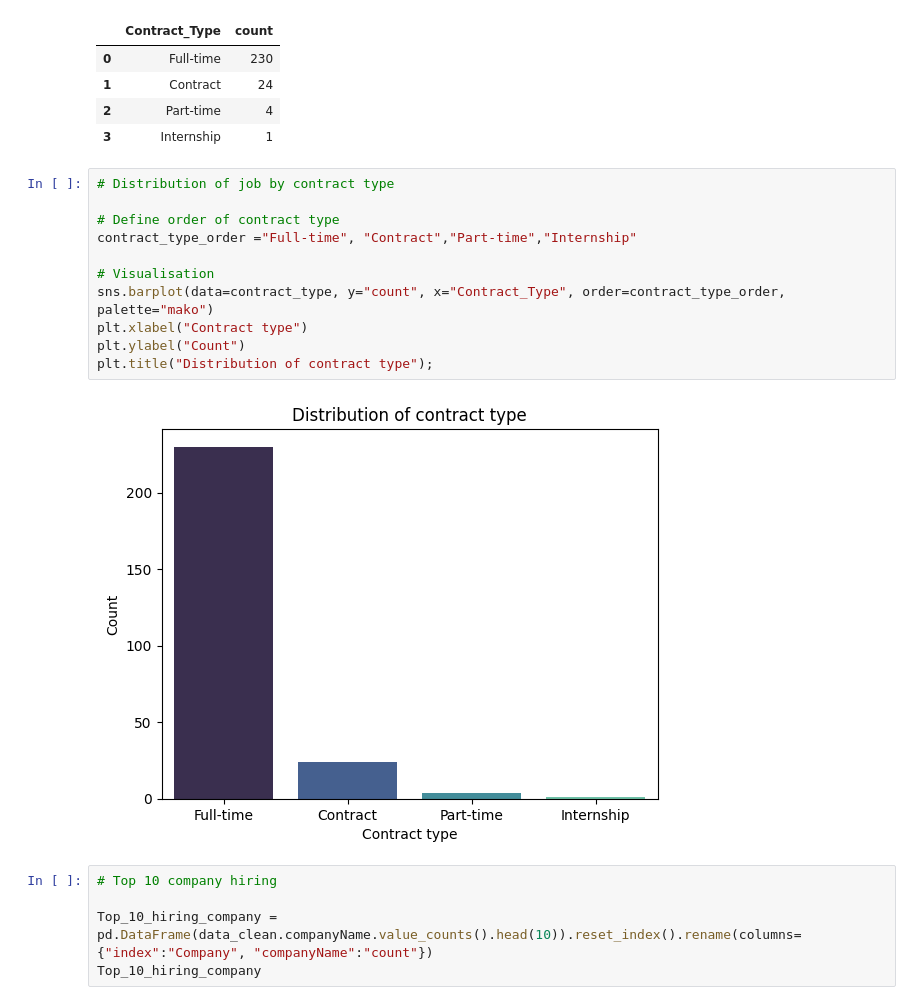
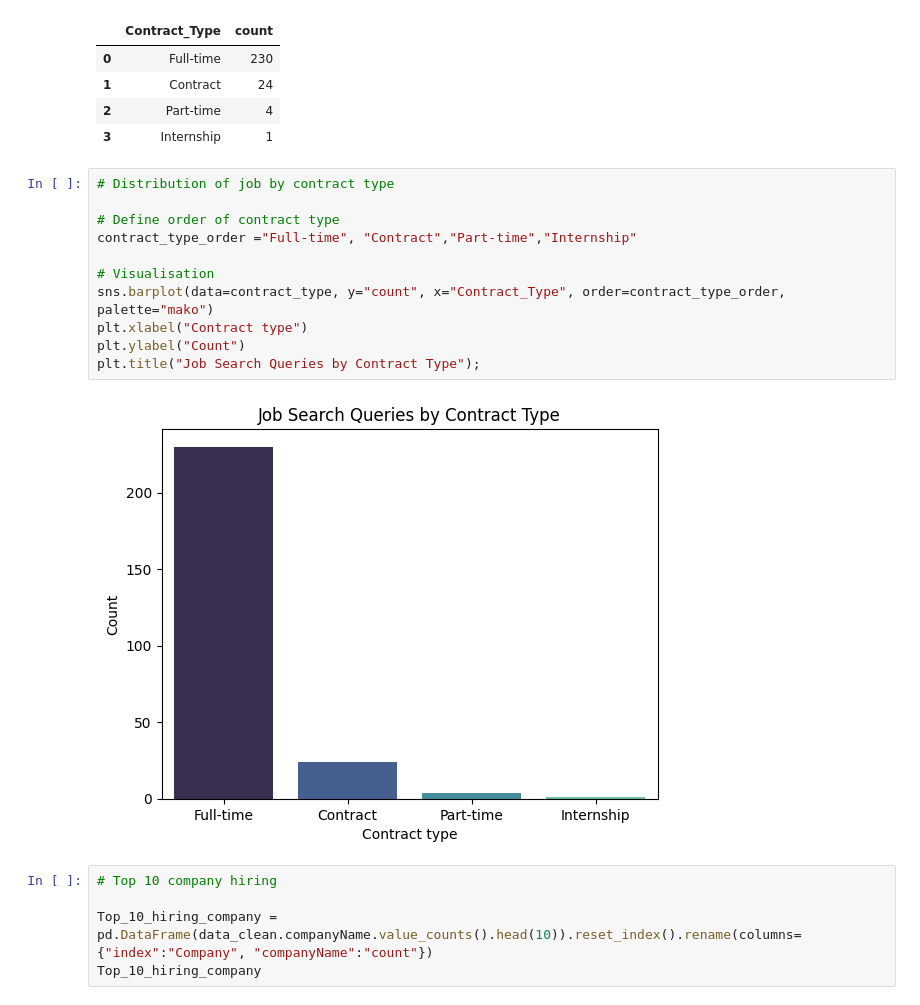
Before and after one commit to DelphineSabatier/data-science-jobs-canada-2024, a Jupyter notebook: EDA.ipynb, the cells around one changed output. Drawn from its saved outputs; the diff is of its cells as text.

```diff
--- a/EDA.ipynb
+++ b/EDA.ipynb
@@ -362,16 +362,16 @@ contract_type
 # %%
 # Distribution of job by contract type
 
 # Define order of contract type
 contract_type_order ="Full-time", "Contract","Part-time","Internship"
 
 # Visualisation
 sns.barplot(data=contract_type, y="count", x="Contract_Type", order=contract_type_order, palette="mako")
 plt.xlabel("Contract type")
 plt.ylabel("Count")
-plt.title("Distribution of contract type");
+plt.title("Job Search Queries by Contract Type");
 # %% [output]
-[figure, old version]
+[figure, new version]
 # %%
 # Top 10 company hiring
 
```
Also changed, not shown: parts of 7 cells of this notebook, 8 other files.
